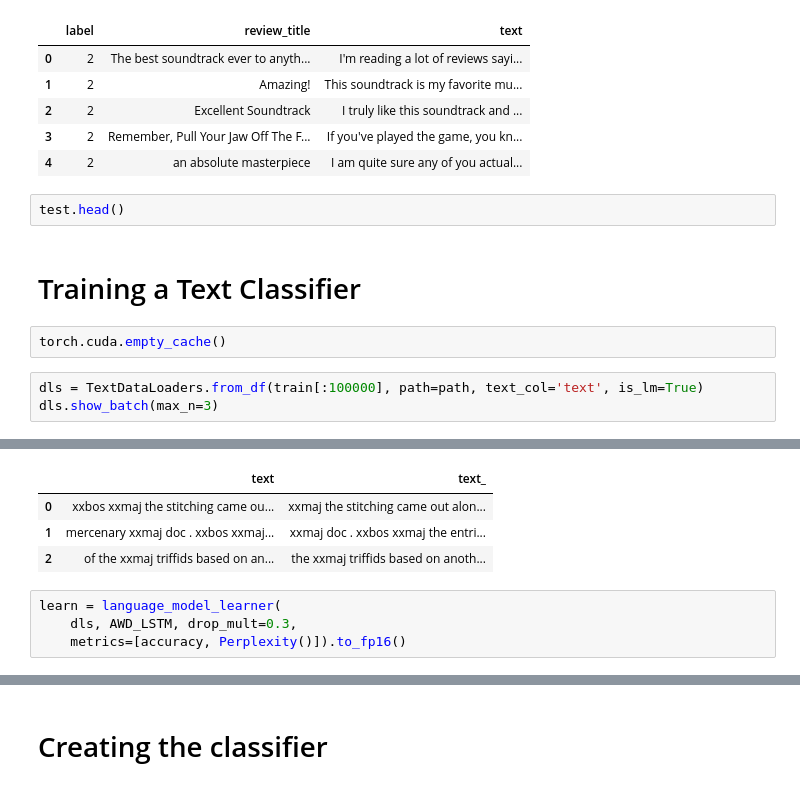
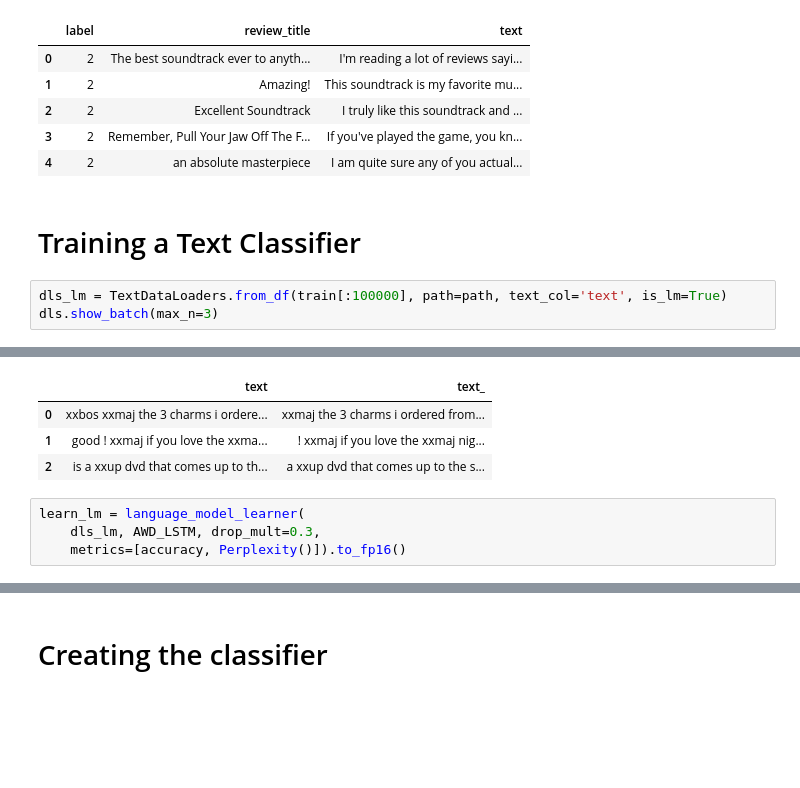
Before and after one commit to Orjanen/mini-prosjekt-5-sentiment, a Jupyter notebook: LikeItOrNot?.ipynb, the cells around one changed output, grey strips where cells are left out. Drawn from its saved outputs; the diff is of its cells as text; blank space fills up the shorter version.

Commit message:
trained model

```diff
--- a/LikeItOrNot?.ipynb
+++ b/LikeItOrNot?.ipynb
@@ -30,22 +34,18 @@ train.head()
 | 2 | 2 | Excellent Soundtrack | I truly like this soundtrack and ... |
 | 3 | 2 | Remember, Pull Your Jaw Off The F... | If you've played the game, you kn... |
 | 4 | 2 | an absolute masterpiece | I am quite sure any of you actual... |
-# %%
-test.head()
 # %% [markdown]
 # Training a Text Classifier
-# %%
-torch.cuda.empty_cache()
 # %%
-dls = TextDataLoaders.from_df(train[:100000], path=path, text_col='text', is_lm=True)
+dls_lm = TextDataLoaders.from_df(train[:100000], path=path, text_col='text', is_lm=True)
 dls.show_batch(max_n=3)
 # %% [output]
 [interactive output not drawn]
 |  | text | text_ |
-| 0 | xxbos xxmaj the stitching came ou... | xxmaj the stitching came out alon... |
-| 1 | mercenary xxmaj doc . xxbos xxmaj... | xxmaj doc . xxbos xxmaj the entri... |
-| 2 | of the xxmaj triffids based on an... | the xxmaj triffids based on anoth... |
+| 0 | xxbos xxmaj the 3 charms i ordere... | xxmaj the 3 charms i ordered from... |
+| 1 | good ! xxmaj if you love the xxma... | ! xxmaj if you love the xxmaj nig... |
+| 2 | is a xxup dvd that comes up to th... | a xxup dvd that comes up to the s... |
 # %%
-learn = language_model_learner(
-    dls, AWD_LSTM, drop_mult=0.3,
+learn_lm = language_model_learner(
+    dls_lm, AWD_LSTM, drop_mult=0.3,
     metrics=[accuracy, Perplexity()]).to_fp16()
```
Also changed, not shown: parts of 24 cells of this notebook.
